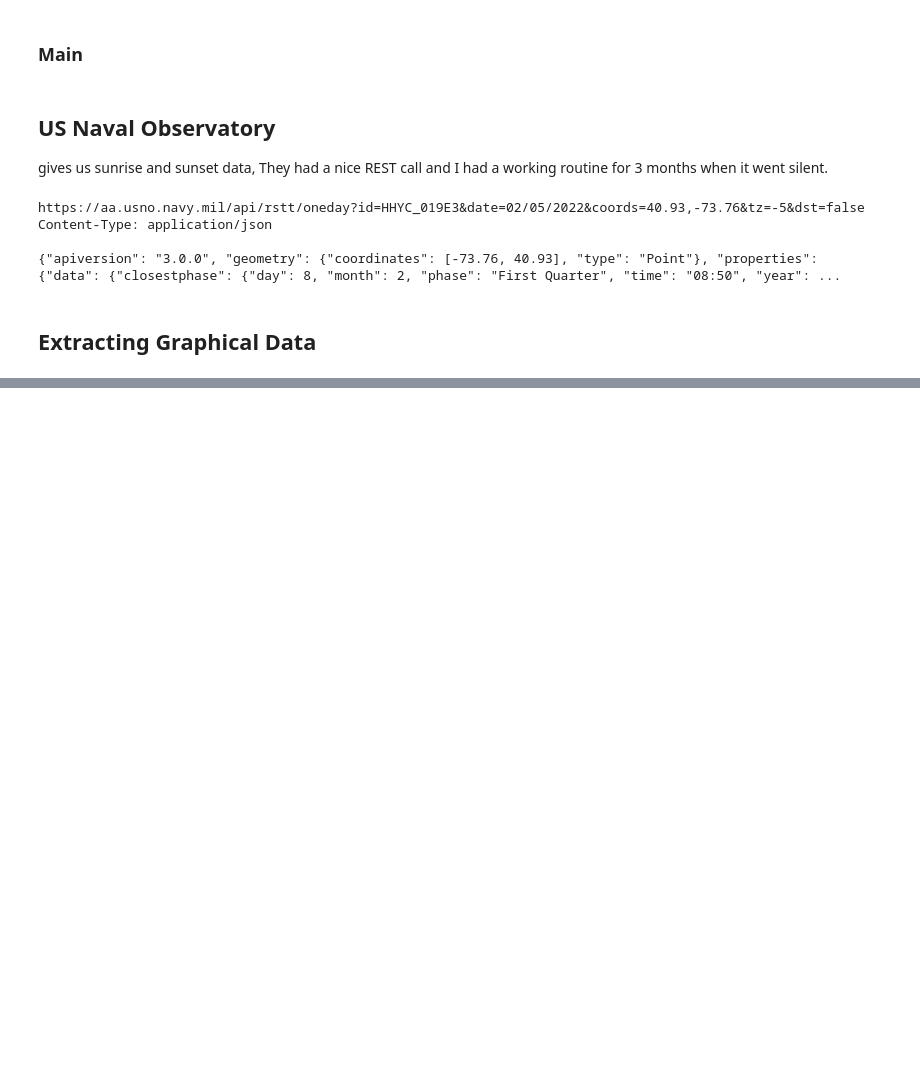
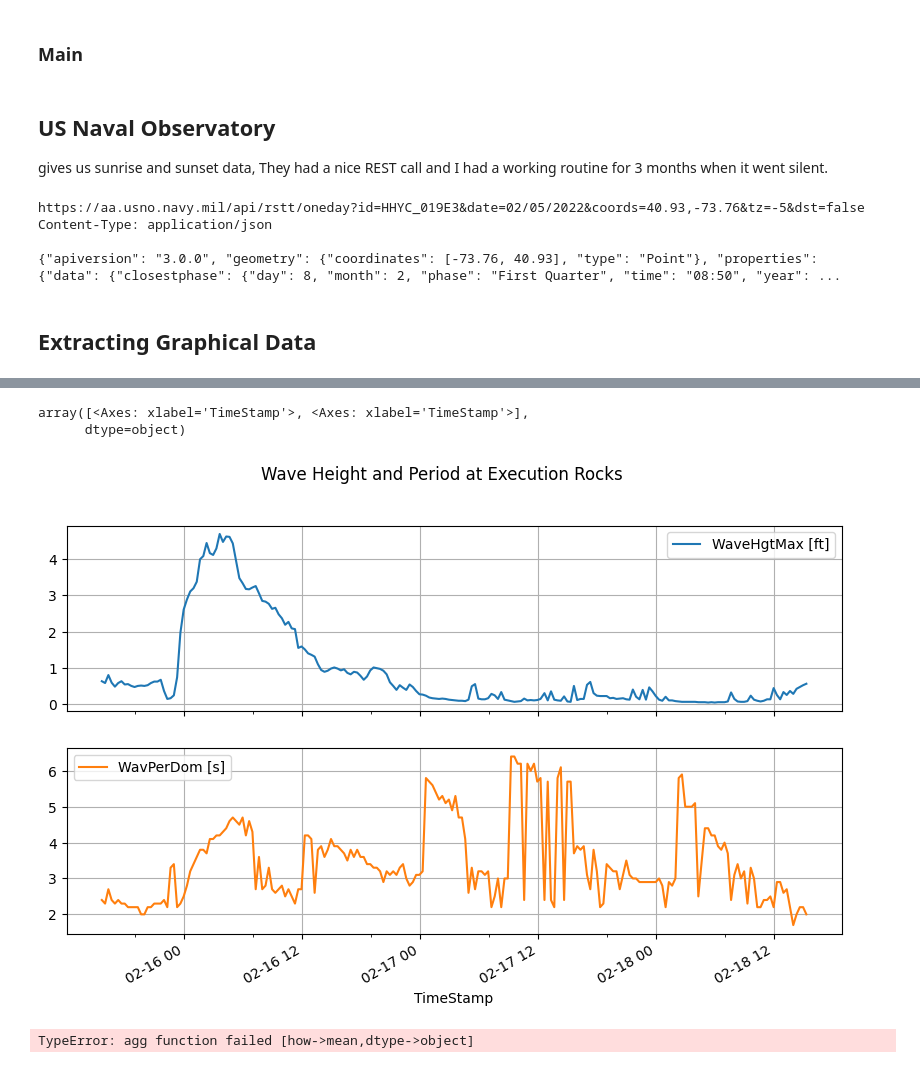
Before and after one commit to pbeeken/WeatherKiosk, a Jupyter notebook: WeatherTests.ipynb, the cells around one changed output, grey strips where cells are left out. Cells and saved outputs as stored; diff of their text form; code cells hidden in the pictures; blank space fills up the shorter version.

```diff
--- a/WeatherTests.ipynb
+++ b/WeatherTests.ipynb
@@ -1606,0 +2500,10 @@ cropped_image.show()
+# %%
+waveDF[['WaveHgtMax [ft]', 'WavPerDom [s]']].plot(subplots=True, figsize=(10, 6), title="Wave Height and Period at Execution Rocks", grid=True)
+# %% [output]
+array([<Axes: xlabel='TimeStamp'>, <Axes: xlabel='TimeStamp'>],
+      dtype=object)
+[figure, added]
+# %%
+waveAvgDF = waveDF.resample('1h').mean()
+# %% [output]
+TypeError: agg function failed [how->mean,dtype->object]
```
Also changed, not shown: parts of 33 cells of this notebook, 1 other file.
